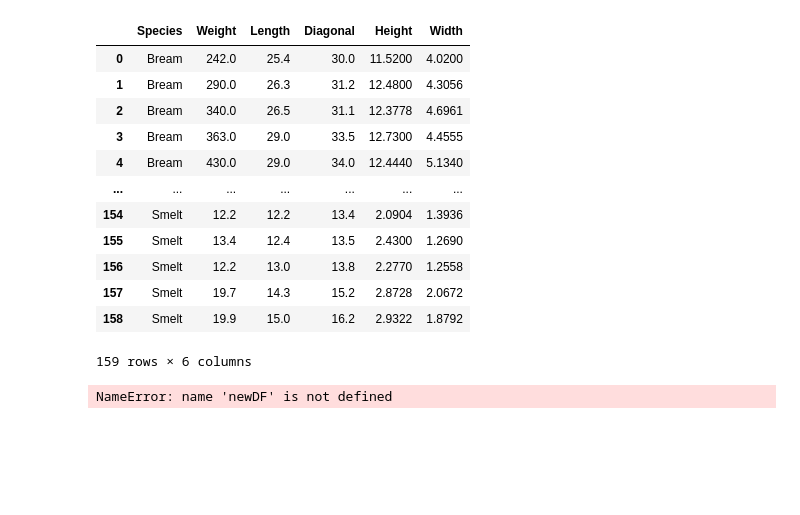
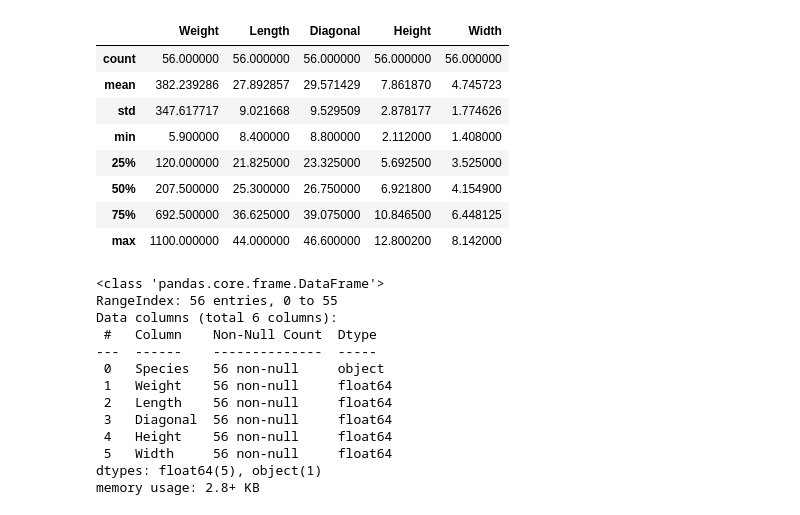
Before and after one commit to juugii-ho/KDT_9-10W_Machine-learning, a Jupyter notebook: DAY02_240226/machine_learning_fun.ipynb, the cells around one changed output. Cells and saved outputs as stored; diff of their text form; code cells hidden in the pictures; blank space fills up the shorter version.

```diff
--- a/DAY02_240226/machine_learning_fun.ipynb
+++ b/DAY02_240226/machine_learning_fun.ipynb
@@ -9,18 +9,16 @@ import numpy as np
 data_file = '../data/fish.csv'
 # %%
 DF = pd.read_csv(data_file) # 원하는 헤더  usecols=[0,1,2]
-DF
+newDF = DF[DF['Species']=='Perch']
+newDF = newDF.reset_index(drop=True)
+newDF.describe()
 # %% [output]
-|  | Species | Weight | Length | Diagonal | Height | Width |
-| 0 | Bream | 242.0 | 25.4 | 30.0 | 11.5200 | 4.0200 |
-| 1 | Bream | 290.0 | 26.3 | 31.2 | 12.4800 | 4.3056 |
-| 2 | Bream | 340.0 | 26.5 | 31.1 | 12.3778 | 4.6961 |
-| 3 | Bream | 363.0 | 29.0 | 33.5 | 12.7300 | 4.4555 |
-| 4 | Bream | 430.0 | 29.0 | 34.0 | 12.4440 | 5.1340 |
-| ... | ... | ... | ... | ... | ... | ... |
-| 154 | Smelt | 12.2 | 12.2 | 13.4 | 2.0904 | 1.3936 |
-| 155 | Smelt | 13.4 | 12.4 | 13.5 | 2.4300 | 1.2690 |
-| 156 | Smelt | 12.2 | 13.0 | 13.8 | 2.2770 | 1.2558 |
-| 157 | Smelt | 19.7 | 14.3 | 15.2 | 2.8728 | 2.0672 |
-| 158 | Smelt | 19.9 | 15.0 | 16.2 | 2.9322 | 1.8792 |
+|  | Weight | Length | Diagonal | Height | Width |
+| count | 56.000000 | 56.000000 | 56.000000 | 56.000000 | 56.000000 |
+| mean | 382.239286 | 27.892857 | 29.571429 | 7.861870 | 4.745723 |
+| std | 347.617717 | 9.021668 | 9.529509 | 2.878177 | 1.774626 |
+| min | 5.900000 | 8.400000 | 8.800000 | 2.112000 | 1.408000 |
+| 25% | 120.000000 | 21.825000 | 23.325000 | 5.692500 | 3.525000 |
+| 50% | 207.500000 | 25.300000 | 26.750000 | 6.921800 | 4.154900 |
+| 75% | 692.500000 | 36.625000 | 39.075000 | 10.846500 | 6.448125 |
+| max | 1100.000000 | 44.000000 | 46.600000 | 12.800200 | 8.142000 |
-159 rows × 6 columns
@@ -31,5 +25,16 @@ newDF = newDF.reset_index(drop=True)
-# %%
-# 수치 컬럼의 데이터 정보 확인
-newDF.describe()
-# %% [output]
-NameError: name 'newDF' is not defined
+# %%
+newDF.info()
+# %% [output]
+<class 'pandas.core.frame.DataFrame'>
+RangeIndex: 56 entries, 0 to 55
+Data columns (total 6 columns):
+ #   Column    Non-Null Count  Dtype
+---  ------    --------------  -----
+ 0   Species   56 non-null     object
+ 1   Weight    56 non-null     float64
+ 2   Length    56 non-null     float64
+ 3   Diagonal  56 non-null     float64
+ 4   Height    56 non-null     float64
+ 5   Width     56 non-null     float64
+dtypes: float64(5), object(1)
+memory usage: 2.8+ KB
```
Also changed, not shown: parts of 41 cells of this notebook, 2 other files.
